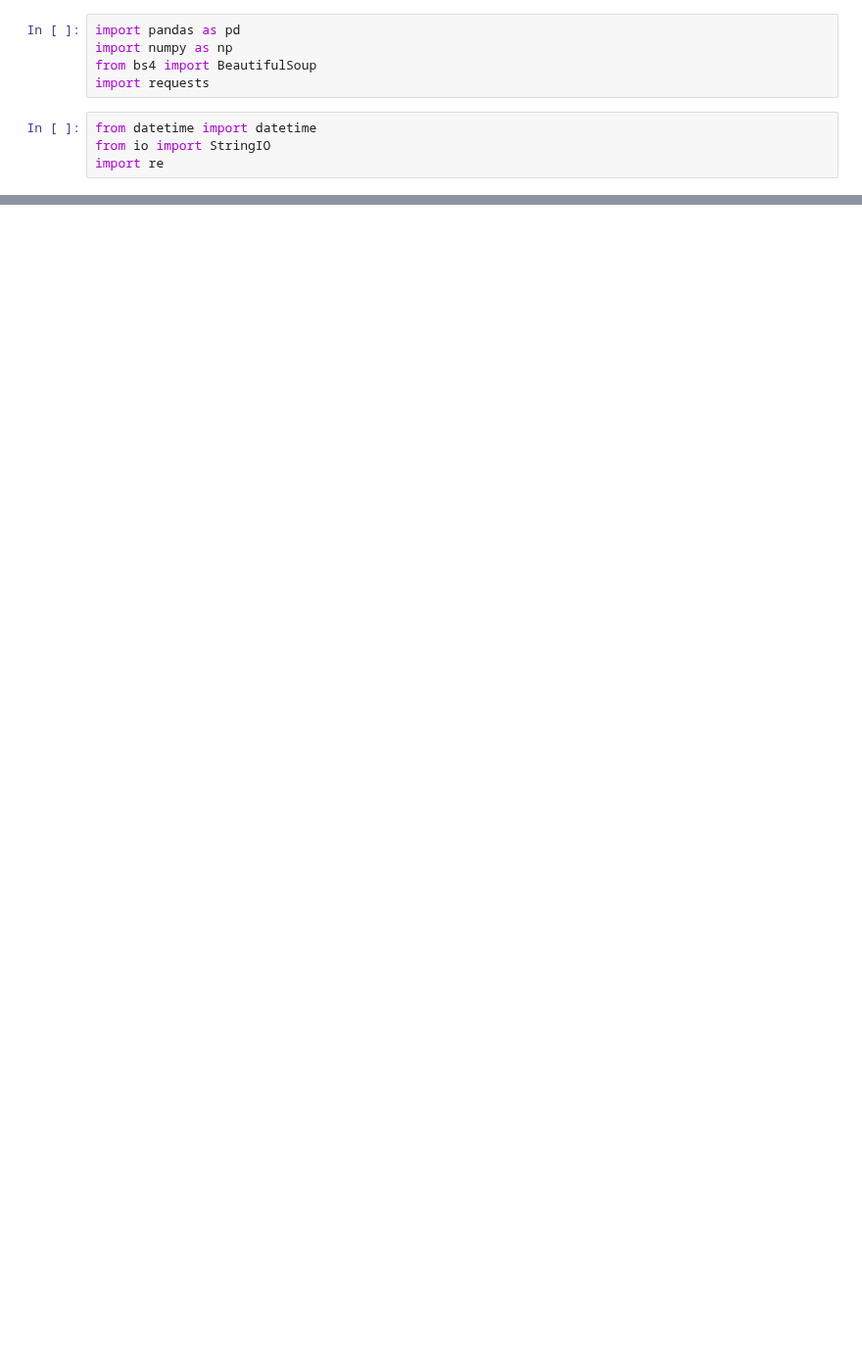
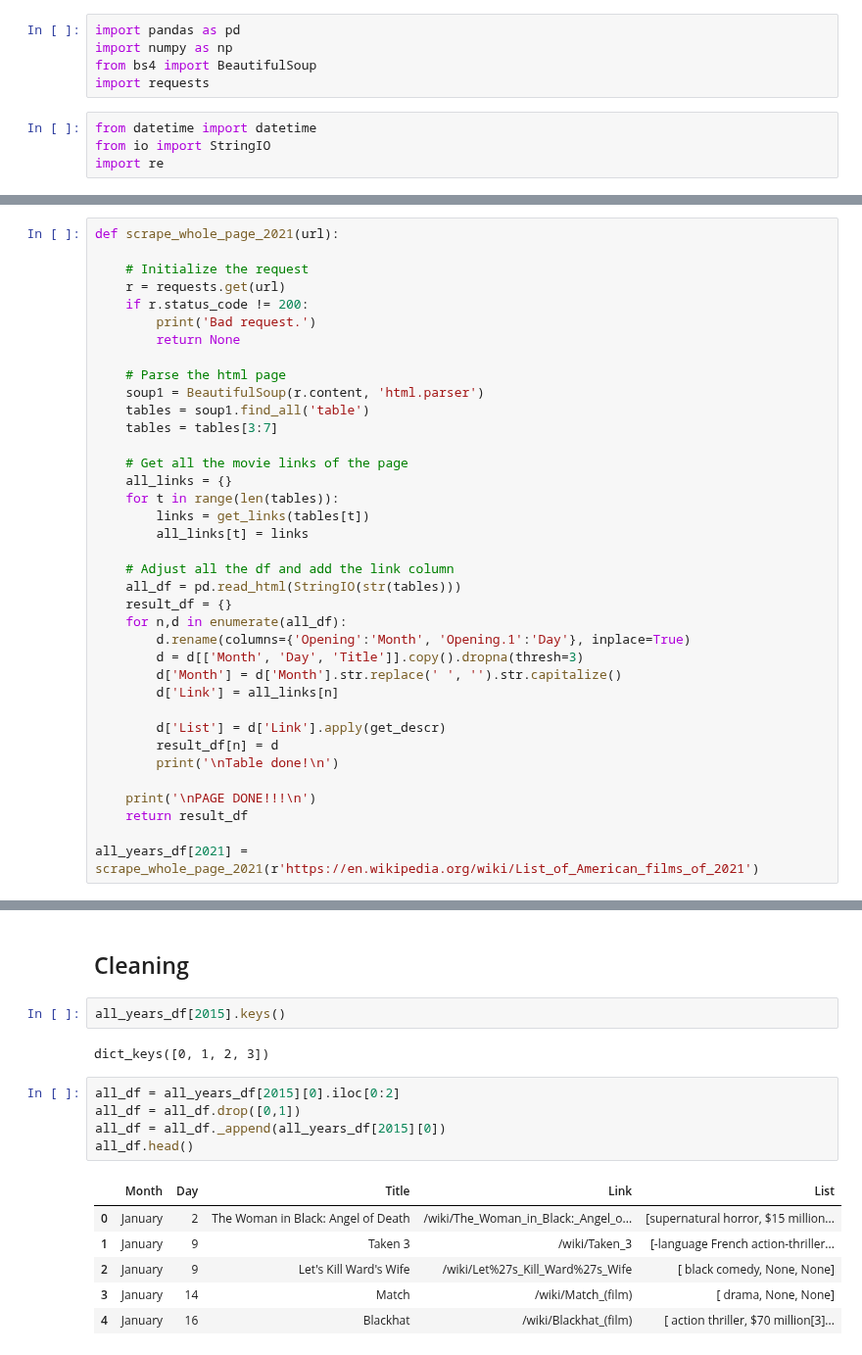
Before and after one commit to S3tuit/jup_lab, a Jupyter notebook: scrape2.ipynb, the cells around one changed output, grey strips where cells are left out. Shown at 98% size. Saved outputs shown, nothing was run; the diff lists cells and outputs as text; blank space fills up the shorter version.

```diff
--- a/scrape2.ipynb
+++ b/scrape2.ipynb
@@ -127,0 +328,37 @@ re.findall(pattern4, first_line)
+# %%
+def scrape_whole_page_2021(url):
+
+    # Initialize the request
+    r = requests.get(url)
+    if r.status_code != 200:
+        print('Bad request.')
+        return None
+
+    # Parse the html page
+    soup1 = BeautifulSoup(r.content, 'html.parser')
+    tables = soup1.find_all('table')
+    tables = tables[3:7]
+
+    # Get all the movie links of the page
+    all_links = {}
+    for t in range(len(tables)):
+        links = get_links(tables[t])
+        all_links[t] = links
+
+    # Adjust all the df and add the link column
+    all_df = pd.read_html(StringIO(str(tables)))
+    result_df = {}
+    for n,d in enumerate(all_df):
+        d.rename(columns={'Opening':'Month', 'Opening.1':'Day'}, inplace=True)
+        d = d[['Month', 'Day', 'Title']].copy().dropna(thresh=3)
+        d['Month'] = d['Month'].str.replace(' ', '').str.capitalize()
+        d['Link'] = all_links[n]
+
+        d['List'] = d['Link'].apply(get_descr)
+        result_df[n] = d
+        print('\nTable done!\n')
+
+    print('\nPAGE DONE!!!\n')
+    return result_df
+
+all_years_df[2021] = scrape_whole_page_2021(r'https://en.wikipedia.org/wiki/List_of_American_films_of_2021')
@@ -127,0 +403,18 @@ re.findall(pattern4, first_line)
+# %% [markdown]
+## Cleaning
+# %%
+all_years_df[2015].keys()
+# %% [output]
+dict_keys([0, 1, 2, 3])
+# %%
+all_df = all_years_df[2015][0].iloc[0:2]
+all_df = all_df.drop([0,1])
+all_df = all_df._append(all_years_df[2015][0])
+all_df.head()
+# %% [output]
+|  | Month | Day | Title | Link | List |
+| 0 | January | 2 | The Woman in Black: Angel of Death | /wiki/The_Woman_in_Black:_Angel_o... | [supernatural horror, $15 million... |
+| 1 | January | 9 | Taken 3 | /wiki/Taken_3 | [-language French action-thriller... |
+| 2 | January | 9 | Let's Kill Ward's Wife | /wiki/Let%27s_Kill_Ward%27s_Wife | [ black comedy, None, None] |
+| 3 | January | 14 | Match | /wiki/Match_(film) | [ drama, None, None] |
+| 4 | January | 16 | Blackhat | /wiki/Blackhat_(film) | [ action thriller, $70 million[3]... |
```
Also changed, not shown: parts of 51 cells of this notebook, 1 other file.
